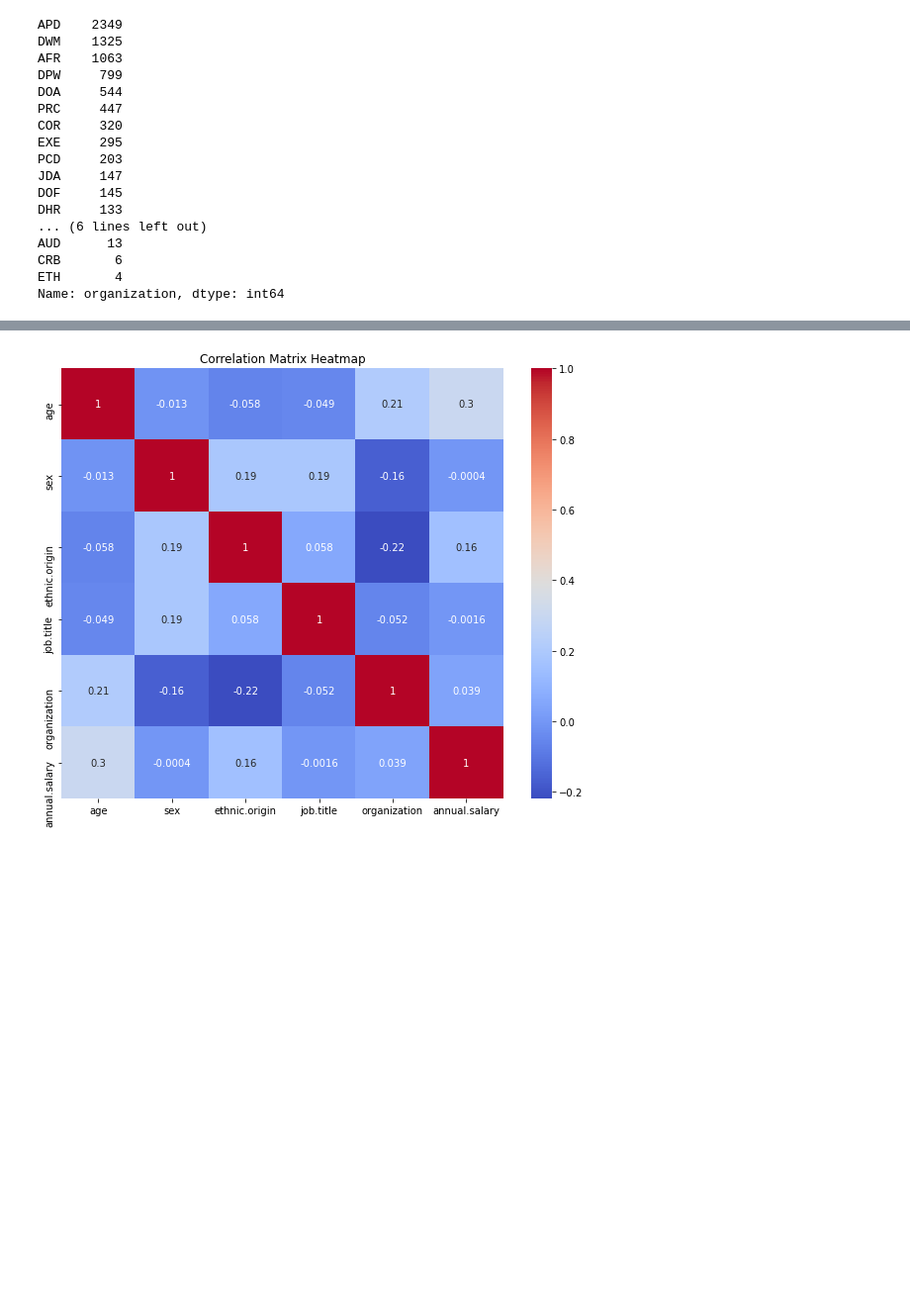
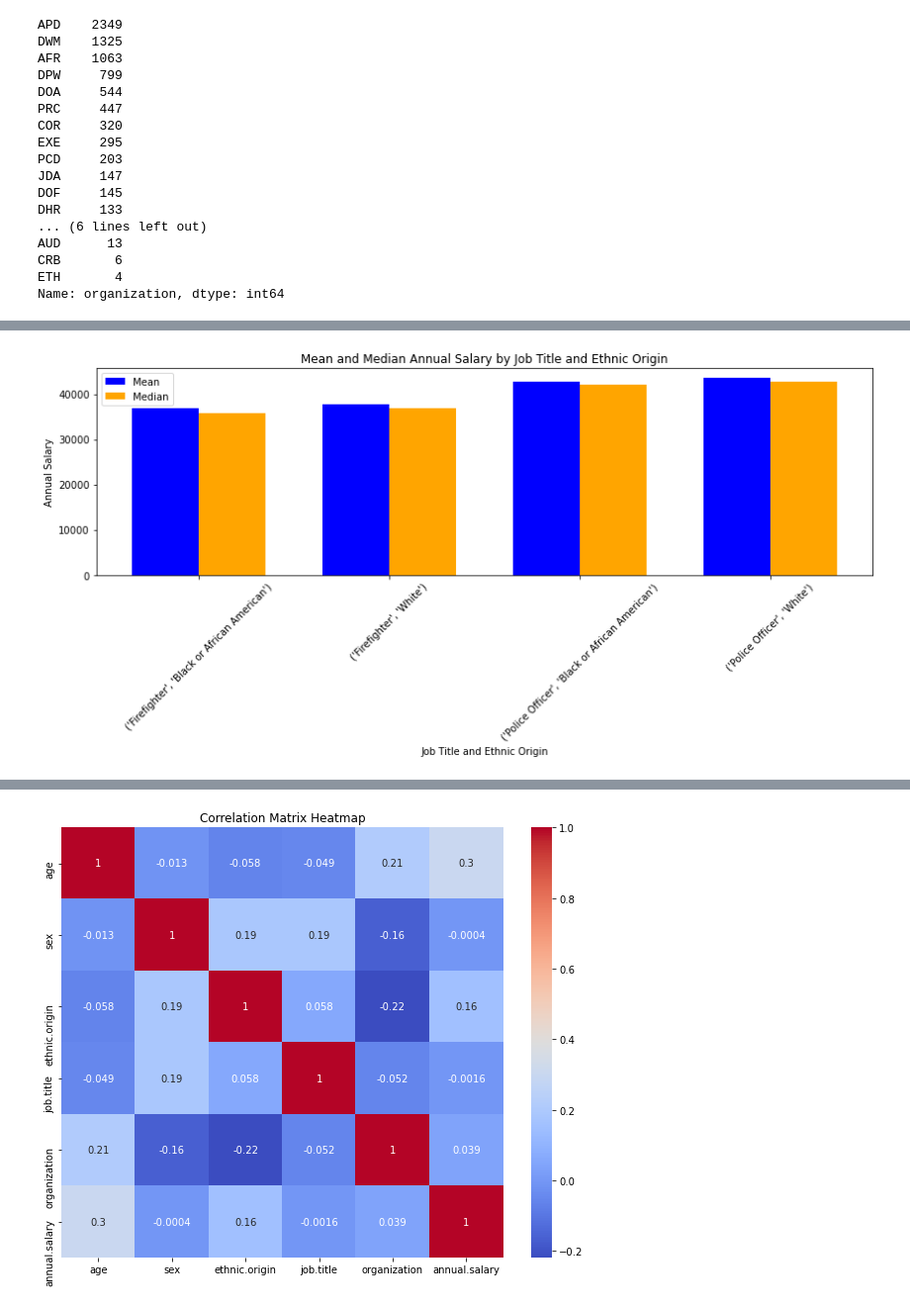
Before and after one commit to clarkkon/Salary-and-Identity-Information-Analysis-for-Atlanta-City-Employees, a Jupyter notebook: index.ipynb, the cells around one changed output, grey strips where cells are left out. Shown at 99% size. Cells and saved outputs as stored; diff of their text form; code cells hidden in the pictures; blank space fills up the shorter version.

```diff
--- a/index.ipynb
+++ b/index.ipynb
@@ -399,0 +533,6 @@ Name: organization, dtype: int64
+# %%
+# Filter the original dataframe
+df2 = df[df['ethnic.origin'].isin(['Black or African American']) | df['ethnic.origin'].isin(['White'])]
+
+# Print the resulting dataframe
+df2.head()
@@ -399,0 +573,5 @@ Name: organization, dtype: int64
+# %%
+df2 = df2[df2['job.title'].isin(['Police Officer']) | df2['job.title'].isin(['Firefighter'])]
+
+# Print the resulting dataframe
+df2.head()
@@ -399,0 +585,6 @@ Name: organization, dtype: int64
+# %%
+# Group by 'ethnic.origin' and 'job.title' and calculate descriptive statistics of 'annual.salary'
+grouped_stats = df2.groupby(['job.title', 'ethnic.origin'])['annual.salary'].describe()
+
+# Print the grouped descriptive statistics
+print(grouped_stats)
@@ -399,0 +612,35 @@ Name: organization, dtype: int64
+# %%
+# Extract the mean and median values from the descriptive statistics
+mean_values = grouped_stats['mean']
+median_values = grouped_stats['50%']
+
+# Define the positions for the bars
+bar_width = 0.35
+index = np.arange(len(grouped_stats))
+
+# Create a figure and axis
+fig, ax = plt.subplots(figsize=(12, 6))
+
+# Plot the mean values
+ax.bar(index, mean_values, bar_width, color='blue', label='Mean')
+
+# Plot the median values shifted by the bar width
+ax.bar(index + bar_width, median_values, bar_width, color='orange', label='Median')
+
+# Set the x-axis ticks and labels
+ax.set_xticks(index + bar_width / 2)
+ax.set_xticklabels(grouped_stats.index, rotation=45)
+
+# Set the axis labels and title
+ax.set_xlabel('Job Title and Ethnic Origin')
+ax.set_ylabel('Annual Salary')
+ax.set_title('Mean and Median Annual Salary by Job Title and Ethnic Origin')
+
+# Add a legend
+ax.legend()
+
+# Show the plot
+plt.tight_layout()
+plt.show()
+# %% [output]
+[figure, added]
```
Also changed, not shown: parts of 31 cells of this notebook.
